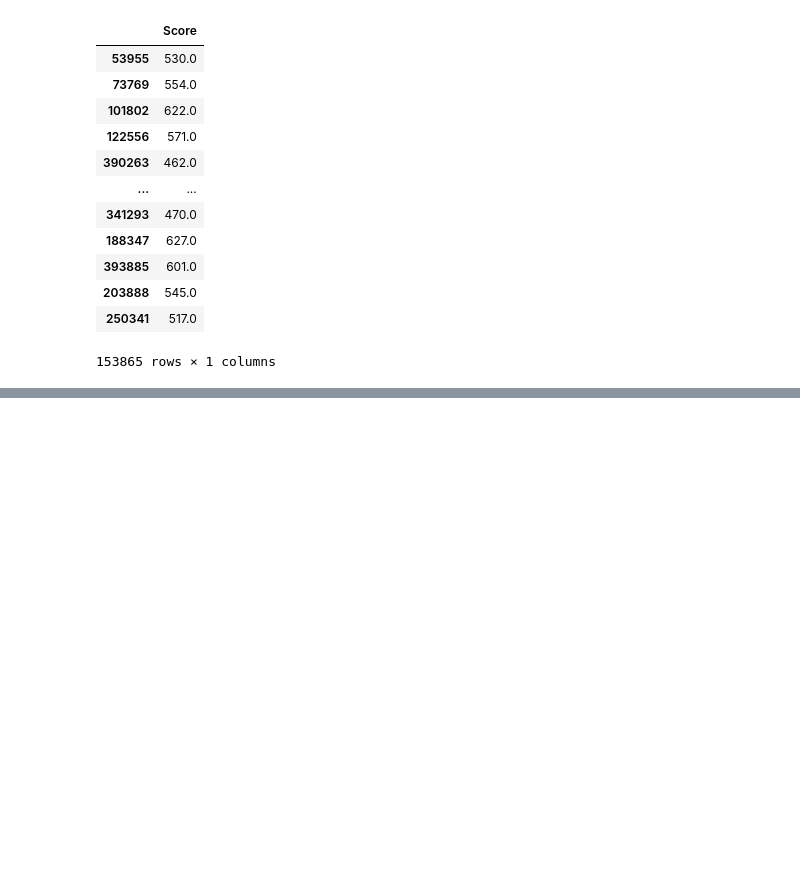
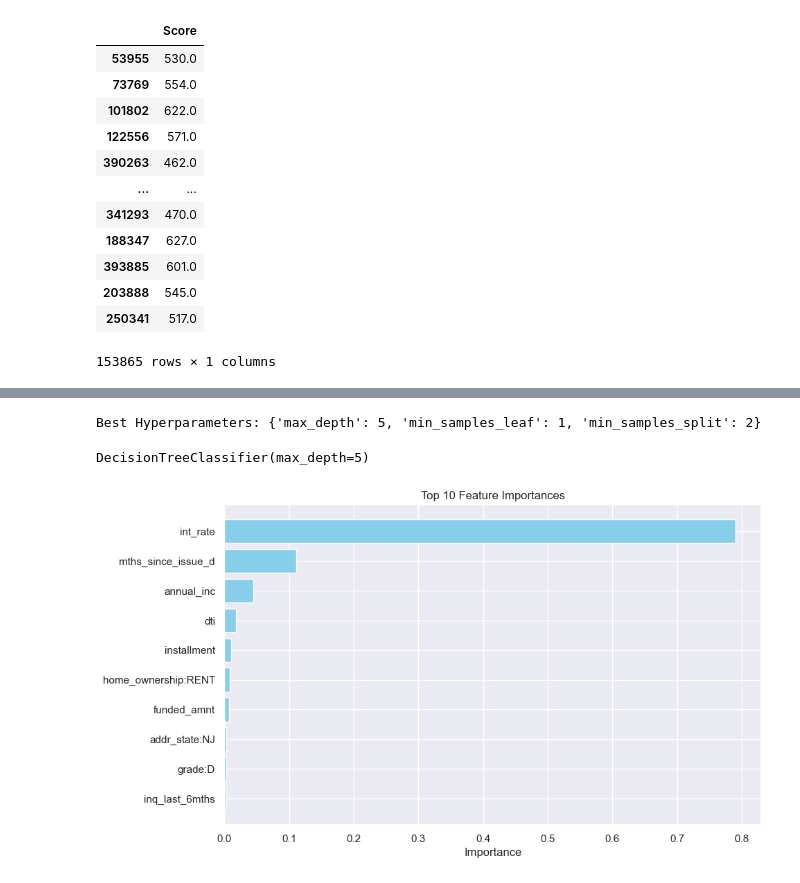
Before and after one commit to chingjie98/Retail-A-Score-credit-risk-model, a Jupyter notebook: Credit Risk Model.ipynb, the cells around one changed output, grey strips where cells are left out. Drawn from its saved outputs; the diff is of its cells as text; code cells hidden in the pictures; blank space fills up the shorter version.

```diff
--- a/Credit Risk Model.ipynb
+++ b/Credit Risk Model.ipynb
@@ -1170,0 +1229,8 @@ scorecard_values
+# %%
+df_dt = df_dt.dropna(axis=1, how='all')
+
+# columns with more than 50% missing values
+df_dt = df_dt.drop(['mths_since_last_major_derog', 'mths_since_last_record', 'mths_since_last_delinq'], axis = 1)
+# %%
+df_dt.dropna(inplace = True)
+df_dt
@@ -1170,0 +1266,40 @@ scorecard_values
+# %%
+import numpy as np
+from sklearn.model_selection import train_test_split, GridSearchCV
+from sklearn.tree import DecisionTreeClassifier
+
+clf = DecisionTreeClassifier()
+
+param_grid = {
+    'max_depth': [2, 3, 4, 5, 10],
+    'min_samples_split': [2, 5, 10],
+    'min_samples_leaf': [1, 2, 4],
+}
+
+grid_search = GridSearchCV(clf, param_grid, cv=5, scoring='roc_auc')
+grid_search.fit(X_train, y_train)
+
+# Get best hyperparameters
+best_params = grid_search.best_params_
+
+print("Best Hyperparameters:", best_params)
+
+classifier = DecisionTreeClassifier(**best_params)
+classifier.fit(X_train, y_train)
+# %% [output]
+Best Hyperparameters: {'max_depth': 5, 'min_samples_leaf': 1, 'min_samples_split': 2}
+DecisionTreeClassifier(max_depth=5)
+# %%
+feature_names = X_train.columns
+
+feature_importance = pd.DataFrame(classifier.feature_importances_, index = feature_names).sort_values(by = 0, ascending = False).reset_index()
+top_10_features = feature_importance.head(10)
+
+plt.figure(figsize=(10, 6))
+plt.barh(top_10_features['index'], top_10_features[0], color='skyblue')
+plt.xlabel('Importance')
+plt.title('Top 10 Feature Importances')
+plt.gca().invert_yaxis()  # Invert y-axis to have the most important feature at the top
+plt.show()
+# %% [output]
+[figure, added]
```
Also changed, not shown: parts of 22 cells of this notebook.
